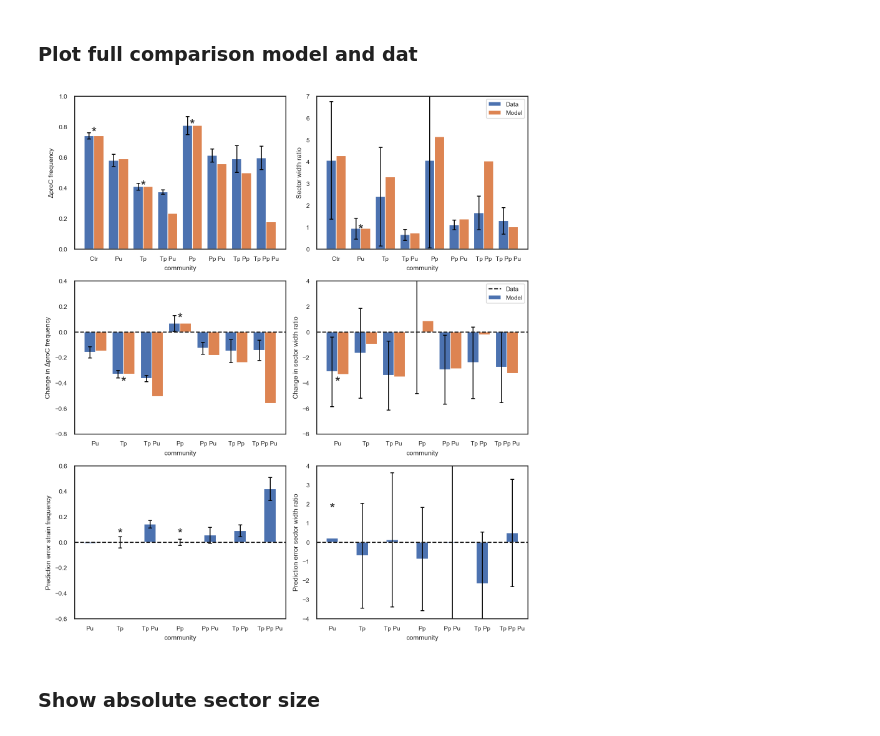
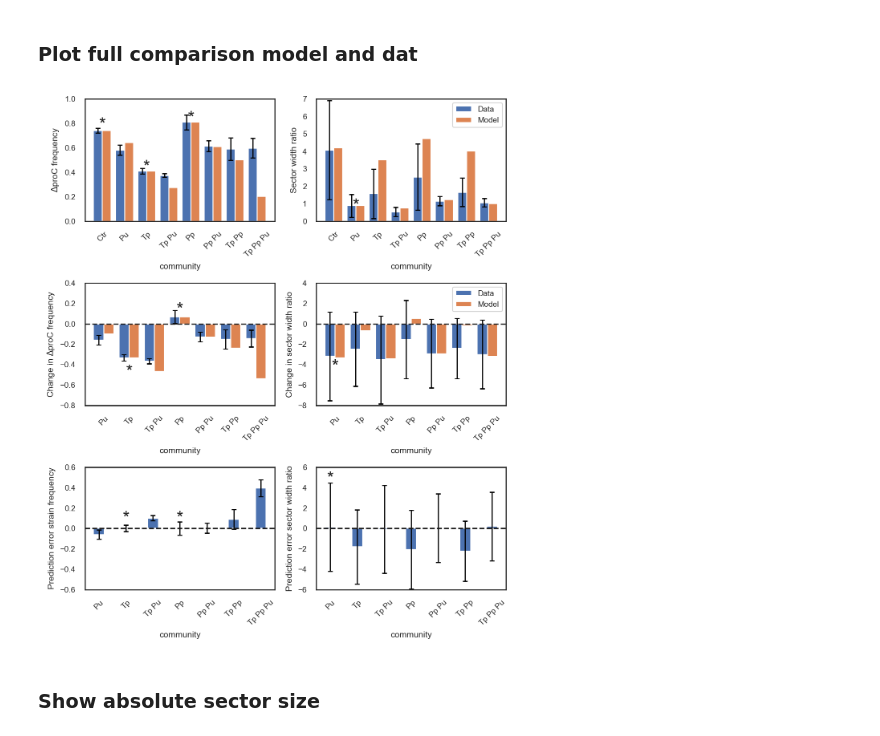
Before and after one commit to simonvanvliet/AuxotrophRangeExpansionModel, a Jupyter notebook: plot_model_predictions_range_expansion.ipynb, the cells around one changed output. Cells and saved outputs as stored; diff of their text form; code cells hidden in the pictures.

Commit message:
updated with final data

```diff
--- a/plot_model_predictions_range_expansion.ipynb
+++ b/plot_model_predictions_range_expansion.ipynb
@@ -334,22 +324,23 @@ numeric_columns = df_data.select_dtypes(include='number').columns
 rename_dict = {col : 'Change in ' + col for col in numeric_columns}
 
 #calc SE for the change, change = (X_i_data - X_ctr_data) so SE = sqrt(SD_i_data^2 + SD_ctr_data^2) / sqrt(N)
-se_ratio = np.sqrt(df_data["Ratio_std"]**2 + ctr_row["Ratio_std"].values**2) / np.sqrt(df_data["N"])
-se_range = np.sqrt(df_data["rel_range_std"]**2 + ctr_row["rel_range_std"].values**2) / np.sqrt(df_data["N"])
+se_ratio = np.sqrt(df_data["Ratio_std"]**2 + ctr_row["Ratio_std"].values**2) / np.sqrt(df_data["N_eq"])
+se_range = np.sqrt(df_data["rel_range_std"]**2 + ctr_row["rel_range_std"].values**2) / np.sqrt(df_data["N_range"])
 
 # Subtract ctr_row values from other rows in numeric columns
 df_data[numeric_columns] = df_data[numeric_columns].sub(ctr_row[numeric_columns].values[0])
 df_data.rename(columns=rename_dict, inplace=True)
-df_data.drop(["Change in N","Change in Ratio_std","Change in rel_range_std"], axis=1, inplace=True)
-df_data["N"] = df[df['source']=='data']["N"] #add N column
+df_data.drop(["Change in N_eq","Change in N_range","Change in Ratio_std","Change in rel_range_std"], axis=1, inplace=True)
+df_data["N_eq"] = df[df['source']=='data']["N_eq"] #add N column
+df_data["N_range"] = df[df['source']=='data']["N_range"] #add N column
 df_data = df_data[df_data['community'] != 'Ctr']
 
 df_data['Change in $\Delta$proC frequency SE'] = se_ratio
 df_data['Change in Sector width ratio SE'] = se_range
 
 #add 95% CI
-df_data['Change in $\Delta$proC frequency SI'] = t.isf(0.025, df_data['N']) * df_data['Change in $\Delta$proC frequency SE']
-df_data['Change in Sector width ratio SI'] = t.isf(0.025, df_data['N']) * df_data['Change in Sector width ratio SE']
+df_data['Change in $\Delta$proC frequency SI'] = t.isf(0.025, df_data['N_eq']-1) * df_data['Change in $\Delta$proC frequency SE']
+df_data['Change in Sector width ratio SI'] = t.isf(0.025, df_data['N_range']-1) * df_data['Change in Sector width ratio SE']
 
 
 #calculate change in sector size and equilibrium frequencies relative to the control community, for model
@@ -363,7 +354,7 @@ rename_dict = {col : 'Change in ' + col for col in numeric_columns}
 # Subtract ctr_row values from other rows in numeric columns
 df_pred[numeric_columns] = df_pred[numeric_columns].sub(ctr_row[numeric_columns].values[0])
 df_pred.rename(columns=rename_dict, inplace=True)
-df_pred.drop(["Change in N","Change in Ratio_std","Change in rel_range_std"], axis=1, inplace=True)
+df_pred.drop(["Change in N_eq","Change in N_range","Change in Ratio_std","Change in rel_range_std"], axis=1, inplace=True)
 df_pred = df_pred[df_pred['community'] != 'Ctr']
 
 #combine the data and model predictions
@@ -388,13 +379,13 @@ df_error["Error strain frequency SE"] = df_data["Change in $\Delta$proC frequenc
 df_error["Error sector width ratio SE"] = df_data["Change in Sector width ratio SE"].reset_index(drop=True)
 
 #add 95% CI
-df_error["Error strain frequency SI"] = df_data["Change in $\Delta$proC frequency SI"]
-df_error["Error sector width ratio SI"] = df_data["Change in Sector width ratio SI"]
+df_error["Error strain frequency SI"] = df_data["Change in $\Delta$proC frequency SI"].reset_index(drop=True)
+df_error["Error sector width ratio SI"] = df_data["Change in Sector width ratio SI"].reset_index(drop=True)
 # %% [markdown]
 ### Plot full comparison model and dat
 # %%
 #plot the prediction and data for EQ freq and relative range
-fig, axs = plt.subplots(3,2,figsize=(8,9))
+fig, axs = plt.subplots(3,2,figsize=(6,7))
 make_bar_plot(df, "community", "$\Delta$proC frequency", "$\Delta$proC frequency SI", "source", axs[0][0])
 make_bar_plot(df, "community", "Sector width ratio", "Sector width ratio SI", "source", axs[0][1])
 
@@ -407,10 +398,10 @@ y_star_eq = 0.02
 y_star_range = 0.3
 ssize = 16
 
-axs[0][0].annotate('*', xy=(0, 0.8), fontsize=ssize, ha='center', va='top')
-axs[0][0].annotate('*', xy=(2, 0.45), fontsize=ssize, ha='center', va='top')
-axs[0][0].annotate('*', xy=(4, 0.85), fontsize=ssize, ha='center', va='top')
-axs[0][1].annotate('*', xy=(1, 1.15), fontsize=ssize, ha='center', va='top')
+axs[0][0].annotate('*', xy=(0, 0.85), fontsize=ssize, ha='center', va='top')
+axs[0][0].annotate('*', xy=(2, 0.5), fontsize=ssize, ha='center', va='top')
+axs[0][0].annotate('*', xy=(4, 0.9), fontsize=ssize, ha='center', va='top')
+axs[0][1].annotate('*', xy=(1, 1.3), fontsize=ssize, ha='center', va='top')
 
 
 axs[0][1].legend(['Data', 'Model'], loc='upper right')
@@ -422,7 +413,7 @@ make_bar_plot(df_rel, "community", "Change in $\Delta$proC frequency", "Change i
 make_bar_plot(df_rel, "community", "Change in sector width ratio", "Change in Sector width ratio SI", "source", axs[1][1])
 
 # Add stars above communities that where fitted to the data
-axs[1][0].annotate('*', xy=(1, -0.35), fontsize=ssize, ha='center', va='top')
+axs[1][0].annotate('*', xy=(1, -0.4), fontsize=ssize, ha='center', va='top')
 axs[1][0].annotate('*', xy=(3, 0.05), fontsize=ssize, ha='center', va='bottom')
 axs[1][1].annotate('*', xy=(0, -3.5), fontsize=ssize, ha='center', va='top')
 
@@ -430,38 +421,45 @@ axs[1][1].annotate('*', xy=(0, -3.5), fontsize=ssize, ha='center', va='top')
 axs[1][0].set_ylim((-0.8,0.4))  # Set max y-axis value for the first subplot
 axs[1][1].set_ylim((-8,4))  # Set max y-axis value for the third subplot
 
+axs[1][1].legend(['Data', 'Model'], loc='upper right')
+
+
 #add dotted vertical reference line
 axs[1][0].axhline(y=0, color='k', linestyle='--')
 axs[1][1].axhline(y=0, color='k', linestyle='--')
 
-axs[1][1].legend(['Data', 'Model'], loc='upper right')
 
 #plot the prediction and data for EQ freq and relative range
 make_bar_plot(df_error, "community", "Prediction error strain frequency", "Error strain frequency SI", "source", axs[2][0])
 make_bar_plot(df_error, "community", "Prediction error sector width ratio", "Error sector width ratio SI", "source", axs[2][1])
 
 #Add stars above communities that where fitted to the data
 y_star_eq = 0.01
 y_star_range = 1.4
 
 axs[2][0].annotate('*', xy=(3, y_star_eq), fontsize=ssize, ha='center', va='bottom')
 axs[2][0].annotate('*', xy=(1, y_star_eq), fontsize=ssize, ha='center', va='bottom')
-axs[2][1].annotate('*', xy=(0, y_star_range), fontsize=ssize, ha='center', va='bottom')
+axs[2][1].annotate('*', xy=(0, 4), fontsize=ssize, ha='center', va='bottom')
 
 #add dotted vertical reference line
 axs[2][0].axhline(y=0, color='k', linestyle='--')
 axs[2][1].axhline(y=0, color='k', linestyle='--')
 
 
 axs[2][0].set_ylim((-0.6,0.6));
-axs[2][1].set_ylim((-4,4));
+axs[2][1].set_ylim((-6,6));
+
+
+for ax in axs.flatten():
+    ax.tick_params(axis='x', labelrotation=45)
 
 fig.tight_layout()
 
 
 fig.savefig(f"Figures/model_predictions_relative_change_and_error.pdf")
+fig.savefig(f"Figures/model_predictions_relative_change_and_error.png")
 # %% [output]
-[figure, old version]
+[figure, new version]
 # %% [markdown]
 ### Show absolute sector size
 # %%
```
Also changed, not shown: parts of 13 cells of this notebook, 6 other files.
